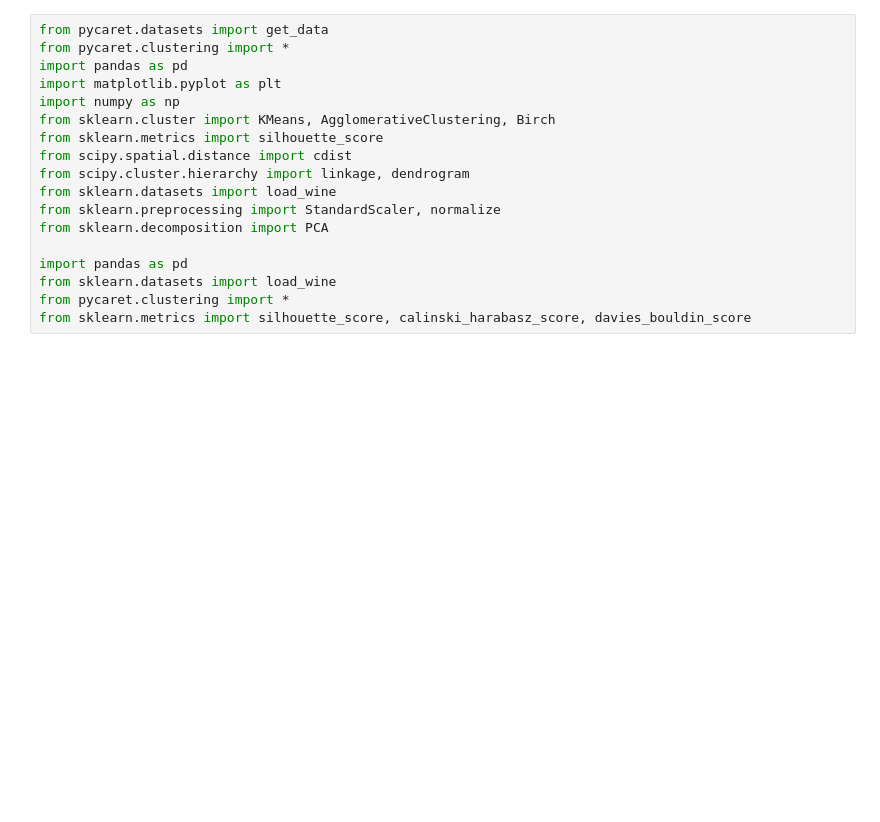
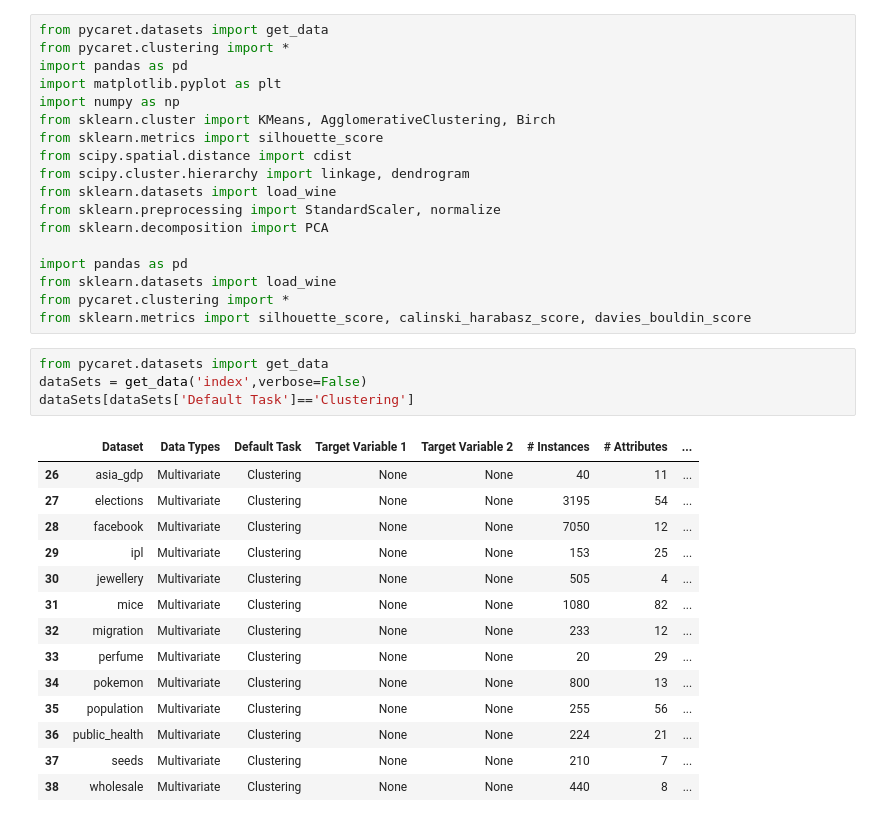
Before and after one commit to rajneesh231/Clustring_Analysis, a Jupyter notebook: Clustering.ipynb, the cells around one changed output. Drawn from its saved outputs; the diff is of its cells as text; blank space fills up the shorter version.

```diff
--- a/Clustering.ipynb
+++ b/Clustering.ipynb
@@ -16,4 +16,23 @@ import pandas as pd
 from sklearn.datasets import load_wine
 from pycaret.clustering import *
 from sklearn.metrics import silhouette_score, calinski_harabasz_score, davies_bouldin_score
+# %%
+from pycaret.datasets import get_data
+dataSets = get_data('index',verbose=False)
+dataSets[dataSets['Default Task']=='Clustering']
+# %% [output]
+|  | Dataset | Data Types | Default Task | Target Variable 1 | Target Variable 2 | # Instances | # Attributes | ... |
+| 26 | asia_gdp | Multivariate | Clustering | None | None | 40 | 11 | ... |
+| 27 | elections | Multivariate | Clustering | None | None | 3195 | 54 | ... |
+| 28 | facebook | Multivariate | Clustering | None | None | 7050 | 12 | ... |
+| 29 | ipl | Multivariate | Clustering | None | None | 153 | 25 | ... |
+| 30 | jewellery | Multivariate | Clustering | None | None | 505 | 4 | ... |
+| 31 | mice | Multivariate | Clustering | None | None | 1080 | 82 | ... |
+| 32 | migration | Multivariate | Clustering | None | None | 233 | 12 | ... |
+| 33 | perfume | Multivariate | Clustering | None | None | 20 | 29 | ... |
+| 34 | pokemon | Multivariate | Clustering | None | None | 800 | 13 | ... |
+| 35 | population | Multivariate | Clustering | None | None | 255 | 56 | ... |
+| 36 | public_health | Multivariate | Clustering | None | None | 224 | 21 | ... |
+| 37 | seeds | Multivariate | Clustering | None | None | 210 | 7 | ... |
+| 38 | wholesale | Multivariate | Clustering | None | None | 440 | 8 | ... |
 # %%
```
Also changed, not shown: parts of 3 cells of this notebook, 2 other files.
